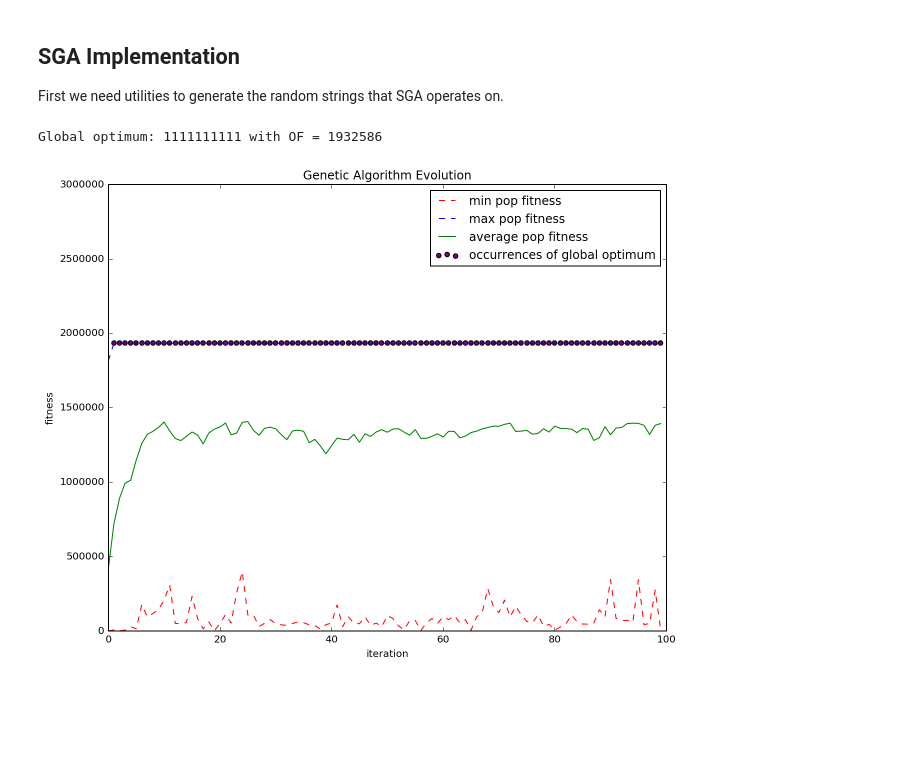
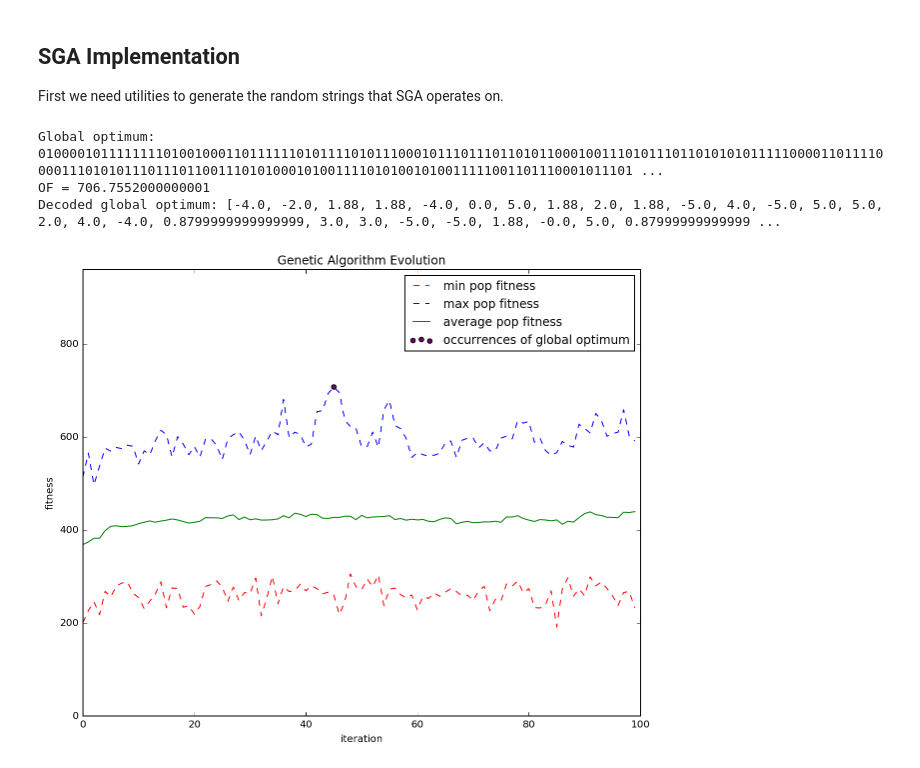
Before and after one commit to glifchits/simple-genetic-algorithm, a Jupyter notebook: SGA.ipynb, the cells around one changed output. Drawn from its saved outputs; the diff is of its cells as text; code cells hidden in the pictures; blank space fills up the shorter version.

Commit message:
handle string decoding and fitness in different functions

```diff
--- a/SGA.ipynb
+++ b/SGA.ipynb
@@ -139,10 +148,6 @@ def reproduction(population: List, fitness_func: Callable, min_or_max=MAX) -> Li
     """
     # First, we define the probability density (roulette weights) for each
     # member in our given population.
-    all_fitness = [fitness_func(m) for m in population]
-    total_fitness = sum(all_fitness)
-    min_fitness = min(all_fitness)
-
     def compute_weight(m):
         """
         Subroutine which computes the weight of the biased roulette, which
@@ -151,14 +156,14 @@ def reproduction(population: List, fitness_func: Callable, min_or_max=MAX) -> Li
         """
         fitness = fitness_func(m)
         if min_or_max == MAX:
-            return (fitness - min_fitness) + 1
+            return fitness
         elif min_or_max == MIN:
             return 1/(fitness+1)
 
     # Here we normalize the weights to be proportions of the total weighting
-    weights = [(compute_weight(m), m) for m in population]
-    total_weights = sum(w for w, m in weights)
-    pdf = [(w/total_weights, m) for w, m in weights]
+    weights = [(m, compute_weight(m)) for m in population]
+    total_weights = sum(w for m, w in weights)
+    pdf = [(m, w/total_weights) for m, w in weights]
 
     # Now we pick members for the new population.
     # We pick the same number of members as the provided population.
@@ -166,7 +171,7 @@ def reproduction(population: List, fitness_func: Callable, min_or_max=MAX) -> Li
     for i in range(len(population)):
         rand = random.random()
         cumul = 0
-        for end_interval, member in pdf:
+        for member, end_interval in pdf:
             cumul += end_interval
             if rand <= cumul:
                 new_population.append(member)
@@ -207,15 +212,26 @@ def mutate_population(population, prob):
     return [mutation(m, prob) for m in population]
 # %%
 # Define fitness function and probabilistic parameters
-fitness = himmelblau_OF
+
+decoder = dejong_decoder
+obj_fun = dejong_OF
+
 min_or_max = MAX
-crossover_probability = 0.3
+crossover_probability = 0.4
 mutation_probability = 0.05
 NUM_ERAS = 100
+population_size = 200
+member_length = 200
 
 # Initialize population
-population = generate_sample_population(number=200, length=10)
+population = generate_sample_population(number=population_size, length=member_length)
 populations = []
+
+# Fitness function is always defined as
+#   output of objective_function
+#     where parameter(s) is/are the decoded binary string
+def fitness(coding):
+    return obj_fun(*decoder(coding))
 
 # Perform NUM_ERAS of evolution
 for i in range(NUM_ERAS):
@@ -230,34 +246,36 @@ for i in range(NUM_ERAS):
 x_axis = range(len(populations))
 fitnesses = [[fitness(m) for m in population] for population in populations]
 mins = [min(f) for f in fitnesses]
 maxs = [max(f) for f in fitnesses]
 avgs = [sum(f)/len(f) for f in fitnesses]
 
 # Find the "global optimum" of all the chromosomes we looked at.
 # A better term for this chromosome is "best individual".
 all_chromosomes = (c for pop in populations for c in pop)
 optimizer = min if min_or_max == MIN else max
 global_optimum = optimizer(all_chromosomes, key=fitness)
 
 optima = [(it, fitness(global_optimum)) for it, pop in enumerate(populations) if global_optimum in pop]
 x_optima = [x[0] for x in optima]
 y_optima = [x[1] for x in optima]
 line_mins, line_maxs, line_avgs = plt.plot(x_axis, mins, 'r--', maxs, 'b--', avgs, 'g-')
 scatter_ceil = plt.scatter(x_optima, y_optima, c='purple')
 ymin, ymax = plt.ylim()
 plt.ylim(0, round(ymax*1.20))
-#xmin, xmax = plt.xlim()
 plt.xlim(0, NUM_ERAS)
 plt.legend(
     (line_mins, line_maxs, line_avgs, scatter_ceil),
     ("min pop fitness", "max pop fitness", "average pop fitness", "occurrences of global optimum"),
     loc="upper right"
 )
 plt.title("Genetic Algorithm Evolution")
 plt.xlabel('iteration')
 plt.ylabel('fitness')
 
-print("Global optimum: {} with OF = {}".format(global_optimum, fitness(global_optimum)))
+print("Global optimum: {}\nOF = {}".format(global_optimum, fitness(global_optimum)))
+print("Decoded global optimum:", decoder(global_optimum))
 # %% [output]
-Global optimum: 1111111111 with OF = 1932586
+Global optimum: 0100001011111111010010001101111110101111010111000101110111011010110001001110101110110101010111110000110111100001110101011101110110011101010001010011110101001010011111001101110001011101 ...
+OF = 706.7552000000001
+Decoded global optimum: [-4.0, -2.0, 1.88, 1.88, -4.0, 0.0, 5.0, 1.88, 2.0, 1.88, -5.0, 4.0, -5.0, 5.0, 5.0, 2.0, 4.0, -4.0, 0.8799999999999999, 3.0, 3.0, -5.0, -5.0, 1.88, -0.0, 5.0, 0.87999999999999 ...
-[figure, old version]
+[figure, new version]
```
Also changed, not shown: parts of 2 cells of this notebook.
